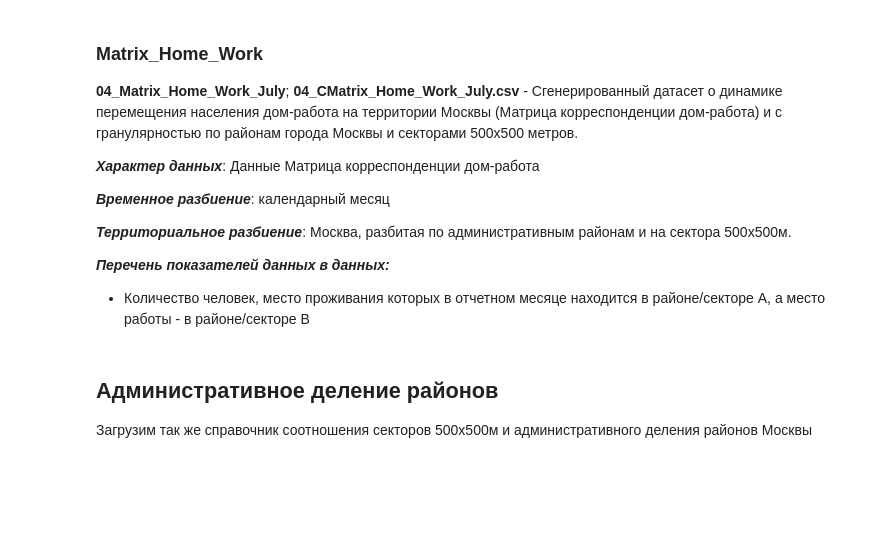
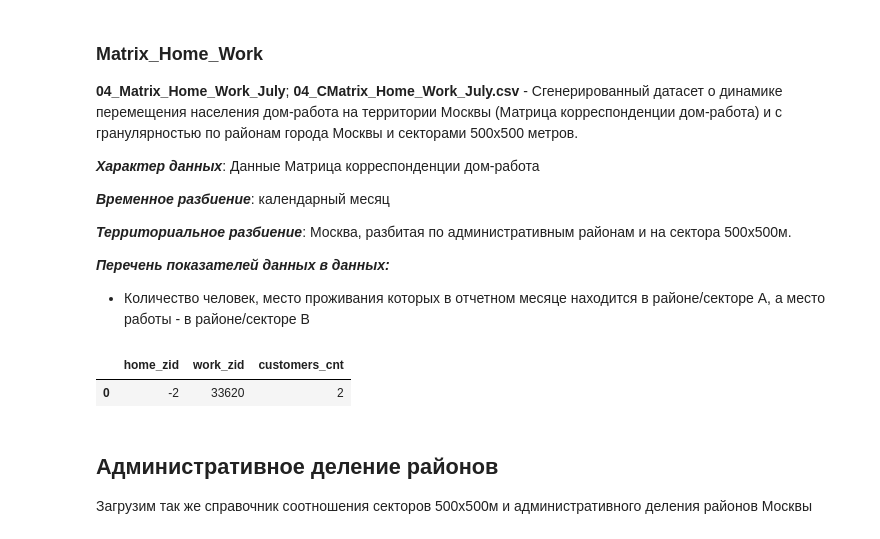
Before and after one commit to Femt0S/leaders2021, a Jupyter notebook: case_6.ipynb, the cells around one changed output. Saved outputs shown, nothing was run; the diff lists cells and outputs as text; code cells hidden in the pictures; blank space fills up the shorter version.

```diff
--- a/case_6.ipynb
+++ b/case_6.ipynb
@@ -69,6 +82,10 @@ df_cloc.head(3)
 # %%
 df_home_work = pd.read_csv(DATA_PATH + '04_Matrix_Home_Work_July.csv')
 df_chome_work = pd.read_csv(DATA_PATH + '04_CMatrix_Home_Work_July.csv')
+df_chome_work.head(1)
+# %% [output]
+|  | home_zid | work_zid | customers_cnt |
+| 0 | -2 | 33620 | 2 |
 # %% [markdown]
 ## Административное деление районов
 
```
Also changed, not shown: parts of 27 cells of this notebook.
